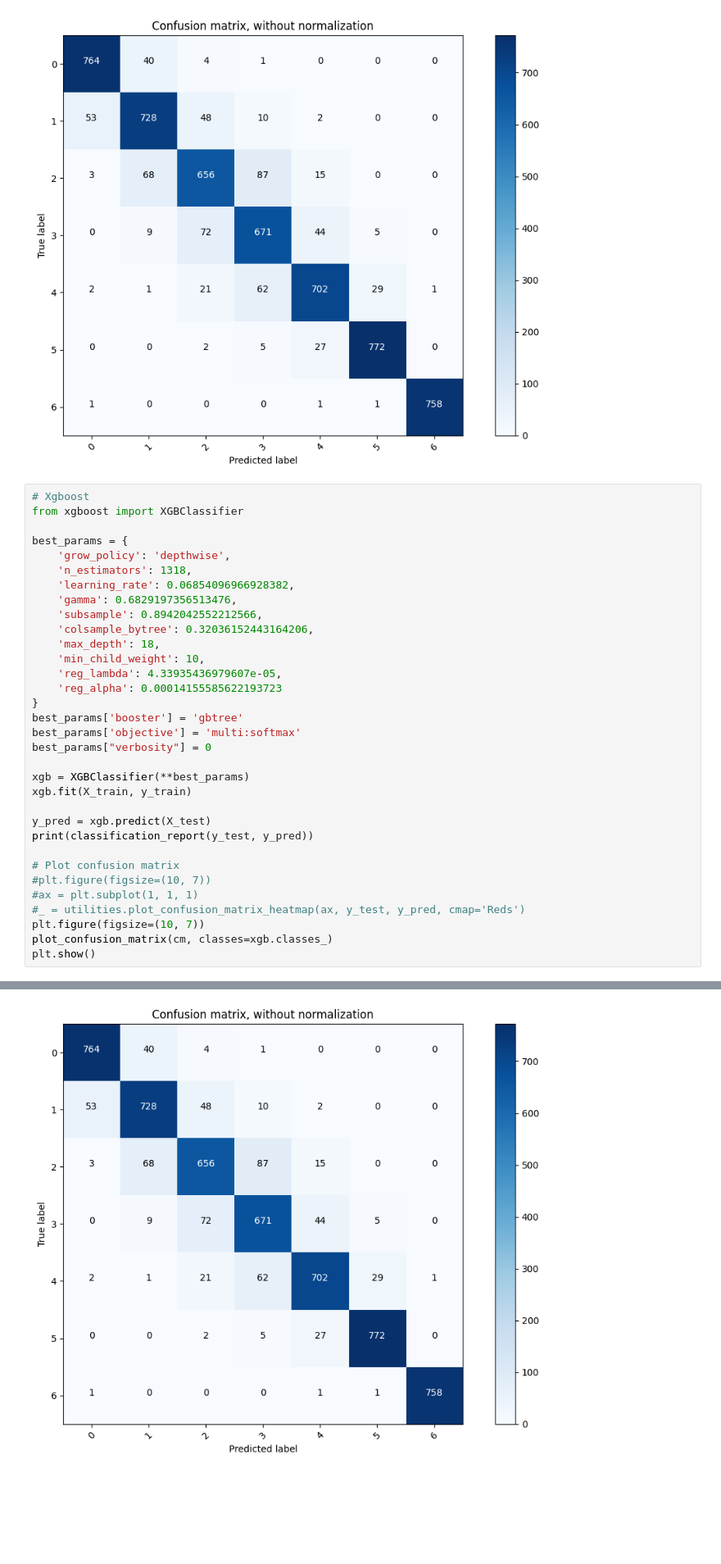
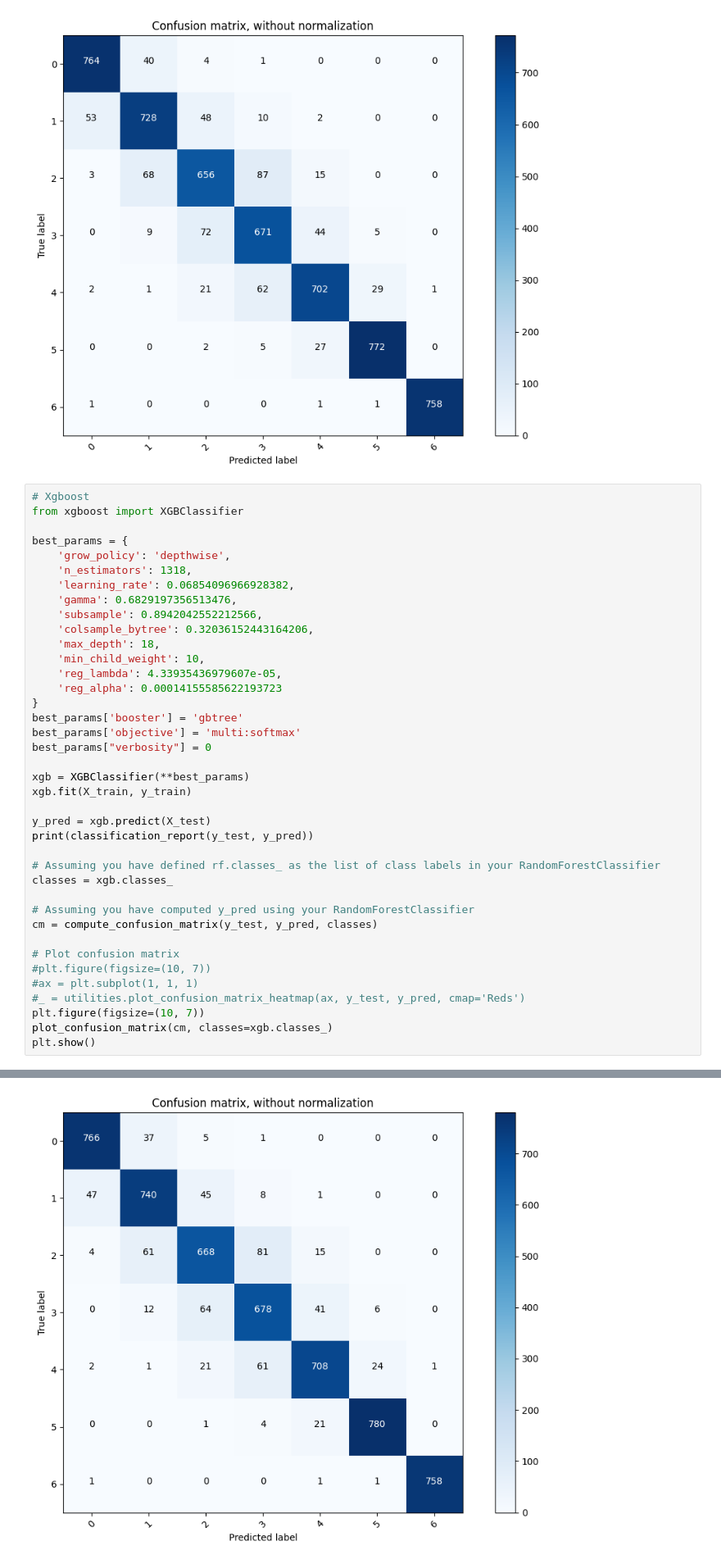
Before and after one commit to Swelem/obesity_risk, a Jupyter notebook: BeforeCHANGE.ipynb, the cells around one changed output, grey strips where cells are left out. Shown: that part at 82% size. Saved outputs shown, nothing was run; the diff lists cells and outputs as text; blank space fills up the shorter version.

```diff
--- a/BeforeCHANGE.ipynb
+++ b/BeforeCHANGE.ipynb
@@ -623,34 +875,40 @@ best_params['booster'] = 'gbtree'
 best_params['objective'] = 'multi:softmax'
 best_params["verbosity"] = 0
 
 xgb = XGBClassifier(**best_params)
 xgb.fit(X_train, y_train)
 
 y_pred = xgb.predict(X_test)
 print(classification_report(y_test, y_pred))
 
+# Assuming you have defined rf.classes_ as the list of class labels in your RandomForestClassifier
+classes = xgb.classes_
+
+# Assuming you have computed y_pred using your RandomForestClassifier
+cm = compute_confusion_matrix(y_test, y_pred, classes)
+
 # Plot confusion matrix
 #plt.figure(figsize=(10, 7))
 #ax = plt.subplot(1, 1, 1)
 #_ = utilities.plot_confusion_matrix_heatmap(ax, y_test, y_pred, cmap='Reds')
 plt.figure(figsize=(10, 7))
 plot_confusion_matrix(cm, classes=xgb.classes_)
 plt.show()
 # %% [output]
               precision    recall  f1-score   support
 
            0       0.93      0.95      0.94       809
            1       0.87      0.88      0.87       841
            2       0.83      0.81      0.82       829
            3       0.81      0.85      0.83       801
            4       0.90      0.87      0.88       818
            5       0.96      0.97      0.96       806
            6       1.00      1.00      1.00       761
 
     accuracy                           0.90      5665
    macro avg       0.90      0.90      0.90      5665
 weighted avg       0.90      0.90      0.90      5665
-[figure, old version]
+[figure, new version]
 # %%
 from sklearn.ensemble import GradientBoostingClassifier
 
```
Also changed, not shown: parts of 9 cells of this notebook.
